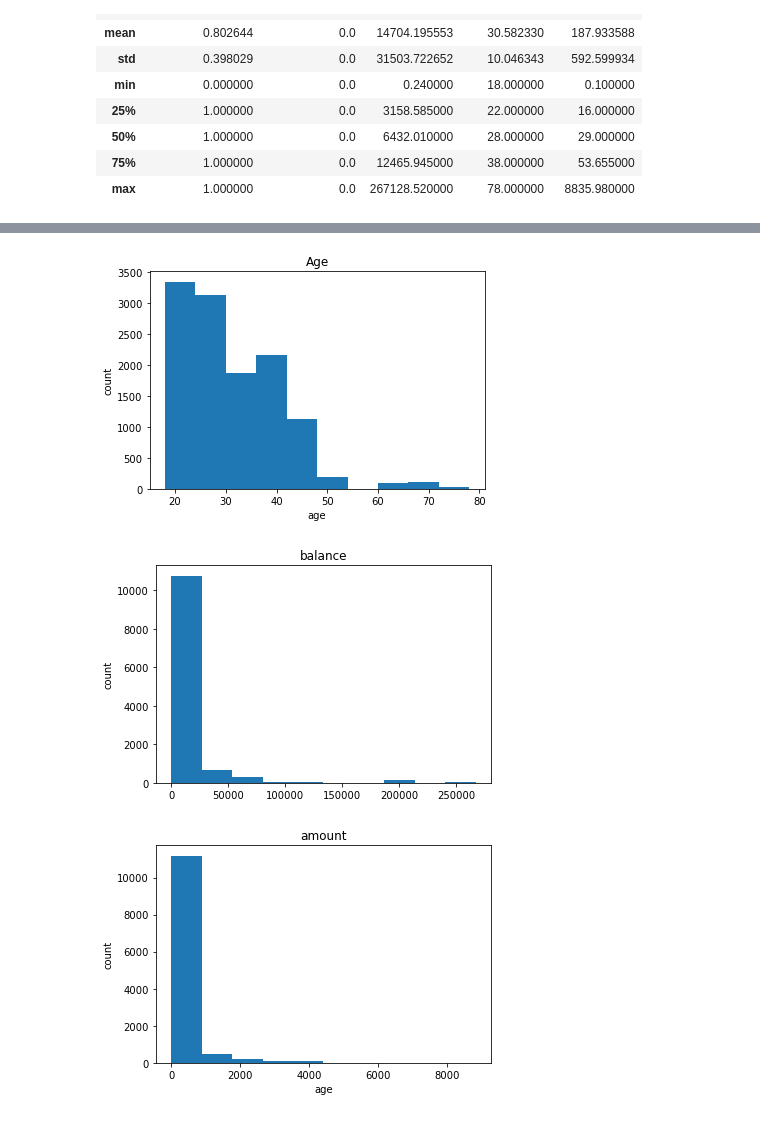
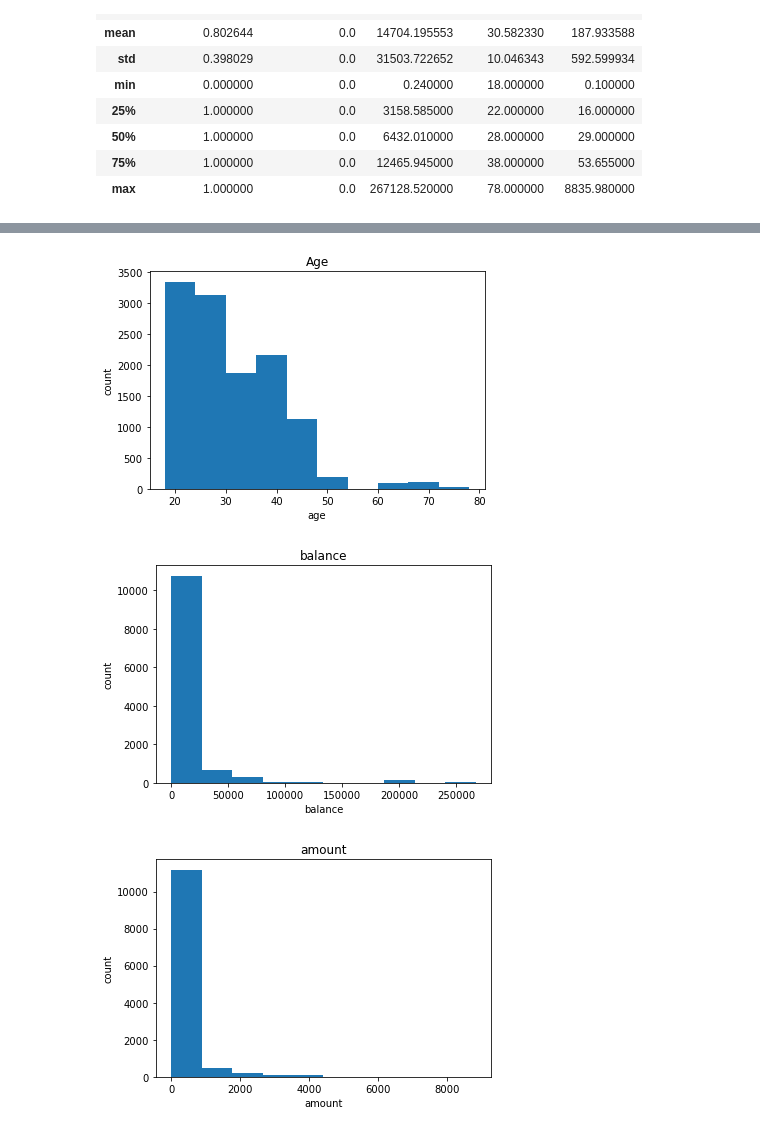
Before and after one commit to ozerm/ANZ, a Jupyter notebook: Untitled.ipynb, the cells around one changed output, grey strips where cells are left out. Cells and saved outputs as stored; diff of their text form; code cells hidden in the pictures.

```diff
--- a/Untitled.ipynb
+++ b/Untitled.ipynb
@@ -161,22 +166,22 @@ standard deviation for age is 10.046343038910601
 # %%
 plt.hist(df['age'])
 plt.xlabel('age')
 plt.ylabel('count')
 plt.title('Age')
 plt.show()
 
 plt.hist(df['balance'])
-plt.xlabel('')
+plt.xlabel('balance')
 plt.ylabel('count')
 plt.title('balance')
 plt.show()
 
 plt.hist(df['amount'])
-plt.xlabel('age')
+plt.xlabel('amount')
 plt.ylabel('count')
 plt.title('amount')
 plt.show()
 # %% [output]
 [figure]
-[figure, old version]
+[figure, new version]
-[figure, old version]
+[figure, new version]
```
Also changed, not shown: parts of 20 cells of this notebook.
